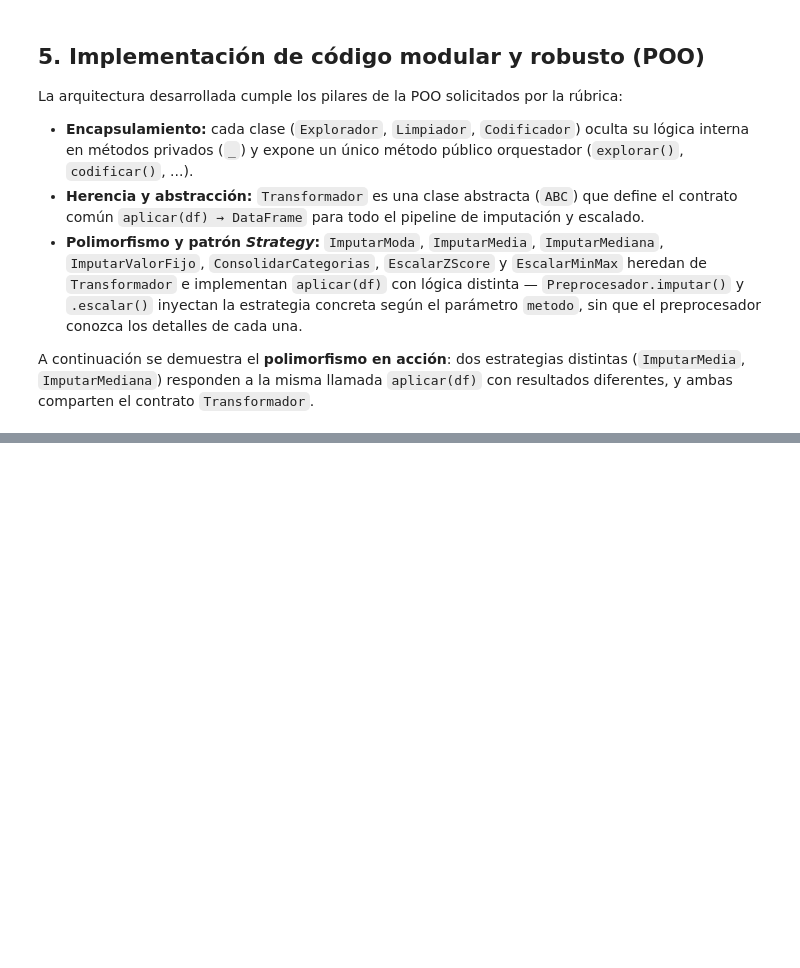
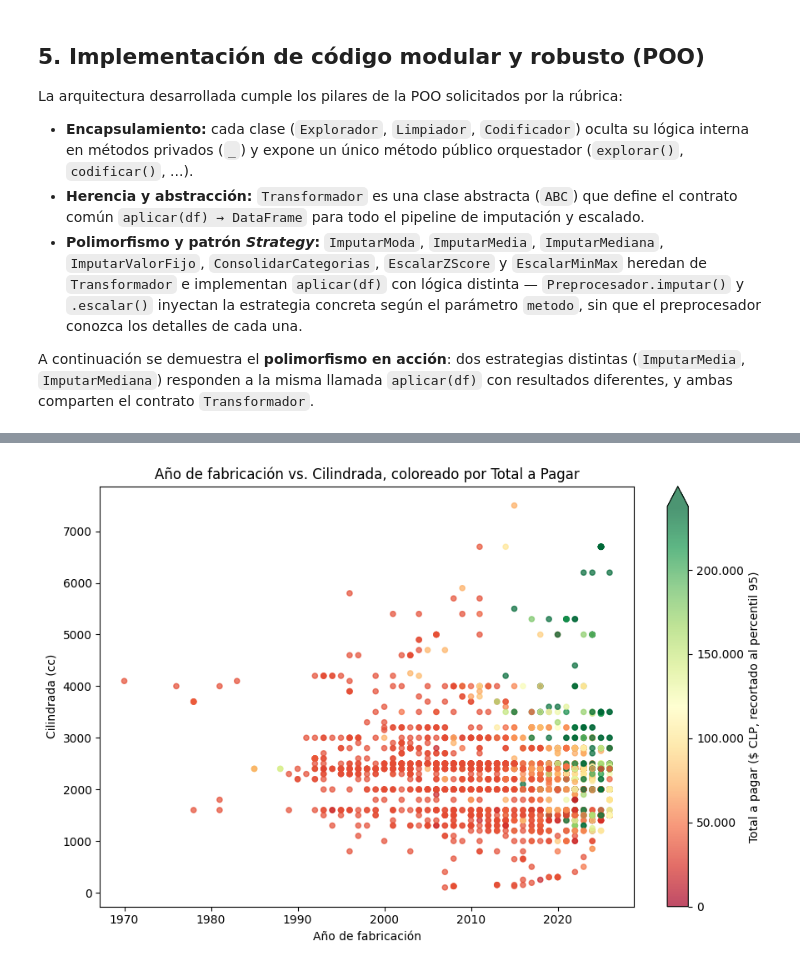
Before and after one commit to hwsaez-code/unab-magister-pro-ciencia-datos-MCDI500, a Jupyter notebook: notebook/Notebook_F4_CHARTS.ipynb, the cells around one changed output, grey strips where cells are left out. Saved outputs shown, nothing was run; the diff lists cells and outputs as text; code cells hidden in the pictures; blank space fills up the shorter version.

```diff
--- a/notebook/Notebook_F4_CHARTS.ipynb
+++ b/notebook/Notebook_F4_CHARTS.ipynb
@@ -1014,0 +1315,19 @@ interpretación analítica. Se calculan sobre `df_crudo` para preservar las unid
+# %%
+# vmax acotado al percentil 95 para que la escala de color no la dominen los pocos
+# pagos extremos (hasta $1.7M) y se distinga el patron en el grueso de los datos.
+vmax = df_crudo['total_a_pagar'].quantile(0.95)
+
+fig, ax = plt.subplots(figsize=(9, 6))
+sc = ax.scatter(df_crudo['ano_fabricacion'], df_crudo['cilindrada'],
+                 c=df_crudo['total_a_pagar'], cmap='RdYlGn', vmin=0, vmax=vmax,
+                 s=20, alpha=0.7)
+cbar = fig.colorbar(sc, ax=ax, extend='max')
+cbar.ax.yaxis.set_major_formatter(FuncFormatter(lambda x, _: formato_clp(x)))
+cbar.set_label('Total a pagar ($ CLP, recortado al percentil 95)')
+ax.set_xlabel('Año de fabricación')
+ax.set_ylabel('Cilindrada (cc)')
+ax.set_title('Año de fabricación vs. Cilindrada, coloreado por Total a Pagar')
+plt.tight_layout()
+plt.show()
+# %% [output]
+[figure, added]
```
Also changed, not shown: parts of 24 cells of this notebook, 1 other file.
